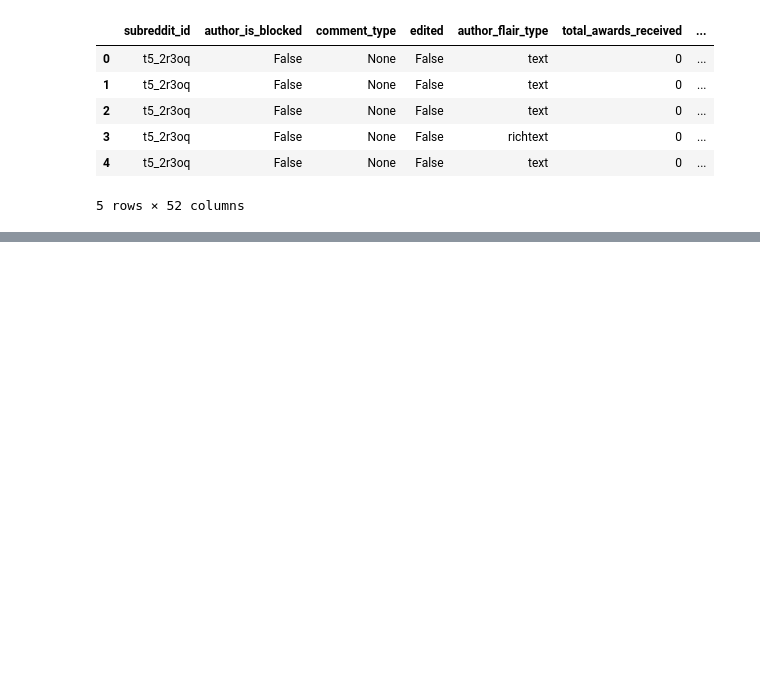
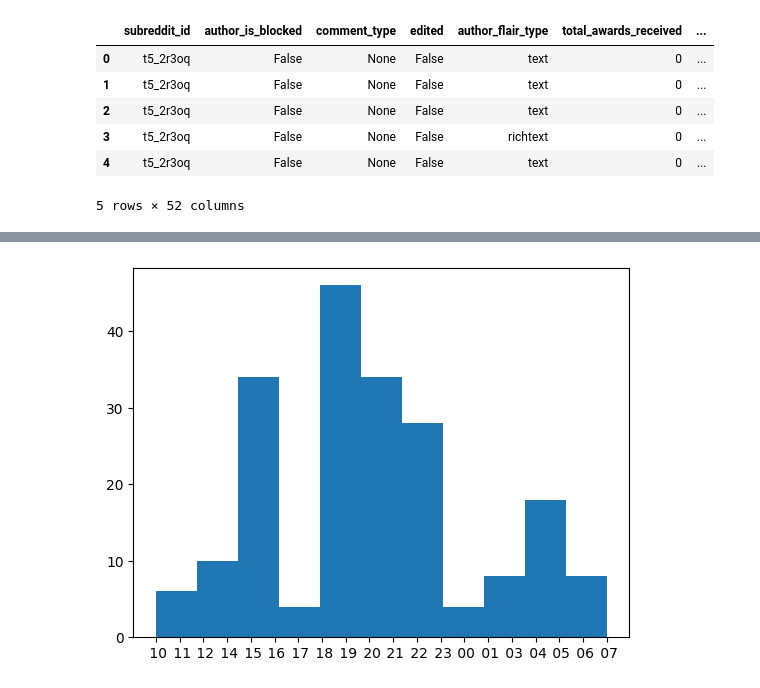
Before and after one commit to sroslund/Reddit-Listening, a Jupyter notebook: DataCollector/sorting test.ipynb, the cells around one changed output, grey strips where cells are left out. Cells and saved outputs as stored; diff of their text form; code cells hidden in the pictures; blank space fills up the shorter version.

```diff
--- a/DataCollector/sorting test.ipynb
+++ b/DataCollector/sorting test.ipynb
@@ -31,0 +57,7 @@ comments_df.to_csv('./UCSC_commecnts.csv', header=True, index=False, columns=lis
+# %%
+# plot post activity over a day
+hour_time = [time_display_form[len(time_display_form) - i -1][10:13] for i in range(len(time_display_form))] # get only hour from timestamp
+plt.hist(hour_time, bins="auto") # display histogram of data
+plt.show()
+# %% [output]
+[figure, added]
```
Also changed, not shown: parts of 3 cells of this notebook.
